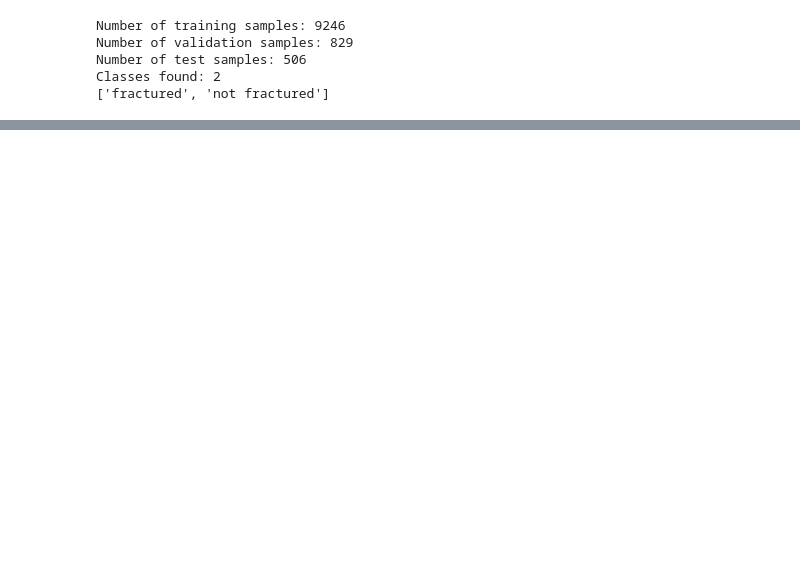
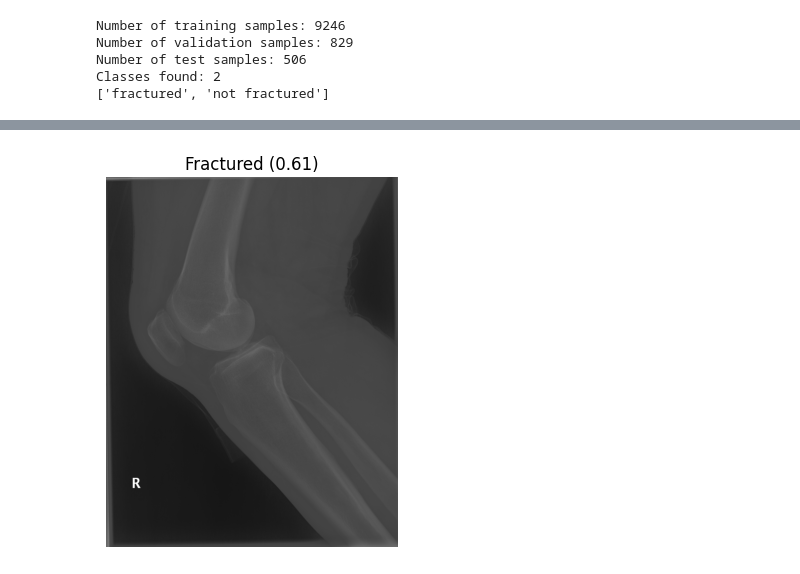
Before and after one commit to danish9491/ML-Projects, a Jupyter notebook: test5.ipynb, the cells around one changed output, grey strips where cells are left out. Cells and saved outputs as stored; diff of their text form; code cells hidden in the pictures; blank space fills up the shorter version.

```diff
--- a/test5.ipynb
+++ b/test5.ipynb
@@ -199,0 +222,45 @@ visualize_prediction(example_image_path, model, transform)
+# %%
+import requests
+from io import BytesIO
+
+# Step 1: Function to open an image from a URL or a local file
+def open_image(image_input):
+    if image_input.startswith("http://") or image_input.startswith("https://"):
+        # It's a URL
+        response = requests.get(image_input)
+        image = Image.open(BytesIO(response.content)).convert("RGB")
+    else:
+        # It's a local file path
+        image = Image.open(image_input).convert("RGB")
+    return image
+
+# Step 2: Function to predict fracture status for a given image
+def predict_image(image_input, model, transform):
+    image = open_image(image_input)  # Open image from URL or local path
+    image_transformed = transform(image).unsqueeze(0)  # Add batch dimension
+    image_transformed = image_transformed.to(device)
+
+    with torch.no_grad():
+        output = model(image_transformed)
+        prob = torch.sigmoid(output).item()  # Get the probability
+        label = "Fractured" if prob > 0.5 else "Not Fractured"
+
+    return label, prob
+
+# Step 3: Function to visualize the prediction
+def visualize_prediction(image_input, model, transform):
+    label, prob = predict_image(image_input, model, transform)
+    image = open_image(image_input)  # Open image again for visualization
+
+    plt.imshow(image)
+    plt.title(f"{label} ({prob:.2f})")
+    plt.axis("off")
+    plt.show()
+
+# Example usage
+example_image_input = r"D:\College Notes\5th Sem\CS307 Machine Learning 4\Bone_Fracture_Binary_Classification\test\fractured\001.png"  # local path
+# example_image_input = "https://healthcare.utah.edu/sites/g/files/zrelqx136/files/migrate_images/0_wny3n8ot.jpg"  # URL
+# example_image_input = r"D:\College Notes\5th Sem\CS307 Machine Learning 4\Bone_Fracture_Binary_Classification\test\fractured\001.png"  # Local image path
+visualize_prediction(example_image_input, model, transform)
+# %% [output]
+[figure, added]
```
Also changed, not shown: parts of 5 cells of this notebook, 1 other file.
